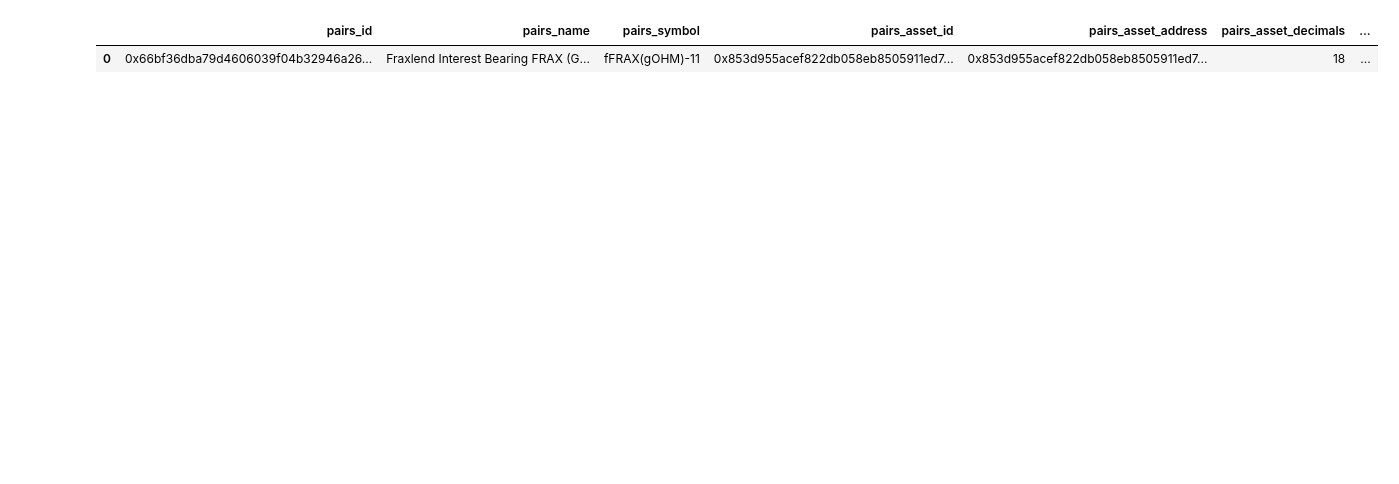
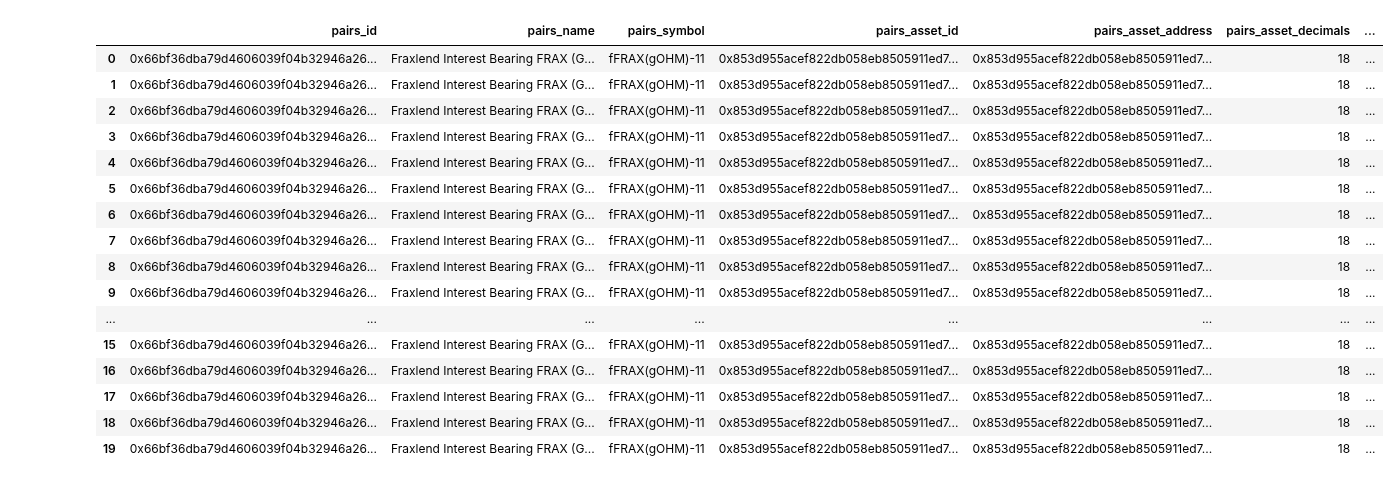
Before and after one commit to EdgeCaser/EconohmetricsOld, a Jupyter notebook: ohmFraxBorrowers.ipynb, the cells around one changed output. Drawn from its saved outputs; the diff is of its cells as text; code cells hidden in the pictures; blank space fills up the shorter version.

```diff
--- a/ohmFraxBorrowers.ipynb
+++ b/ohmFraxBorrowers.ipynb
@@ -24,12 +24,29 @@ fraxPoolQuery = frax.Query.pairs(
 # %%
 fraxPools = sg.query_df([
     fraxPoolQuery.id
     ,fraxPoolQuery.name
     ,fraxPoolQuery.symbol
     ,fraxPoolQuery.asset
+    ,fraxPoolQuery.positions
+
 ]
 )
 fraxPools.head(20)
 # %% [output]
 |  | pairs_id | pairs_name | pairs_symbol | pairs_asset_id | pairs_asset_address | pairs_asset_decimals | ... |
 | 0 | 0x66bf36dba79d4606039f04b32946a26... | Fraxlend Interest Bearing FRAX (G... | fFRAX(gOHM)-11 | 0x853d955acef822db058eb8505911ed7... | 0x853d955acef822db058eb8505911ed7... | 18 | ... |
+| 1 | 0x66bf36dba79d4606039f04b32946a26... | Fraxlend Interest Bearing FRAX (G... | fFRAX(gOHM)-11 | 0x853d955acef822db058eb8505911ed7... | 0x853d955acef822db058eb8505911ed7... | 18 | ... |
+| 2 | 0x66bf36dba79d4606039f04b32946a26... | Fraxlend Interest Bearing FRAX (G... | fFRAX(gOHM)-11 | 0x853d955acef822db058eb8505911ed7... | 0x853d955acef822db058eb8505911ed7... | 18 | ... |
+| 3 | 0x66bf36dba79d4606039f04b32946a26... | Fraxlend Interest Bearing FRAX (G... | fFRAX(gOHM)-11 | 0x853d955acef822db058eb8505911ed7... | 0x853d955acef822db058eb8505911ed7... | 18 | ... |
+| 4 | 0x66bf36dba79d4606039f04b32946a26... | Fraxlend Interest Bearing FRAX (G... | fFRAX(gOHM)-11 | 0x853d955acef822db058eb8505911ed7... | 0x853d955acef822db058eb8505911ed7... | 18 | ... |
+| 5 | 0x66bf36dba79d4606039f04b32946a26... | Fraxlend Interest Bearing FRAX (G... | fFRAX(gOHM)-11 | 0x853d955acef822db058eb8505911ed7... | 0x853d955acef822db058eb8505911ed7... | 18 | ... |
+| 6 | 0x66bf36dba79d4606039f04b32946a26... | Fraxlend Interest Bearing FRAX (G... | fFRAX(gOHM)-11 | 0x853d955acef822db058eb8505911ed7... | 0x853d955acef822db058eb8505911ed7... | 18 | ... |
+| 7 | 0x66bf36dba79d4606039f04b32946a26... | Fraxlend Interest Bearing FRAX (G... | fFRAX(gOHM)-11 | 0x853d955acef822db058eb8505911ed7... | 0x853d955acef822db058eb8505911ed7... | 18 | ... |
+| 8 | 0x66bf36dba79d4606039f04b32946a26... | Fraxlend Interest Bearing FRAX (G... | fFRAX(gOHM)-11 | 0x853d955acef822db058eb8505911ed7... | 0x853d955acef822db058eb8505911ed7... | 18 | ... |
+| 9 | 0x66bf36dba79d4606039f04b32946a26... | Fraxlend Interest Bearing FRAX (G... | fFRAX(gOHM)-11 | 0x853d955acef822db058eb8505911ed7... | 0x853d955acef822db058eb8505911ed7... | 18 | ... |
+| ... | ... | ... | ... | ... | ... | ... | ... |
+| 15 | 0x66bf36dba79d4606039f04b32946a26... | Fraxlend Interest Bearing FRAX (G... | fFRAX(gOHM)-11 | 0x853d955acef822db058eb8505911ed7... | 0x853d955acef822db058eb8505911ed7... | 18 | ... |
+| 16 | 0x66bf36dba79d4606039f04b32946a26... | Fraxlend Interest Bearing FRAX (G... | fFRAX(gOHM)-11 | 0x853d955acef822db058eb8505911ed7... | 0x853d955acef822db058eb8505911ed7... | 18 | ... |
+| 17 | 0x66bf36dba79d4606039f04b32946a26... | Fraxlend Interest Bearing FRAX (G... | fFRAX(gOHM)-11 | 0x853d955acef822db058eb8505911ed7... | 0x853d955acef822db058eb8505911ed7... | 18 | ... |
+| 18 | 0x66bf36dba79d4606039f04b32946a26... | Fraxlend Interest Bearing FRAX (G... | fFRAX(gOHM)-11 | 0x853d955acef822db058eb8505911ed7... | 0x853d955acef822db058eb8505911ed7... | 18 | ... |
+| 19 | 0x66bf36dba79d4606039f04b32946a26... | Fraxlend Interest Bearing FRAX (G... | fFRAX(gOHM)-11 | 0x853d955acef822db058eb8505911ed7... | 0x853d955acef822db058eb8505911ed7... | 18 | ... |
```
Also changed, not shown: parts of 7 cells of this notebook.
